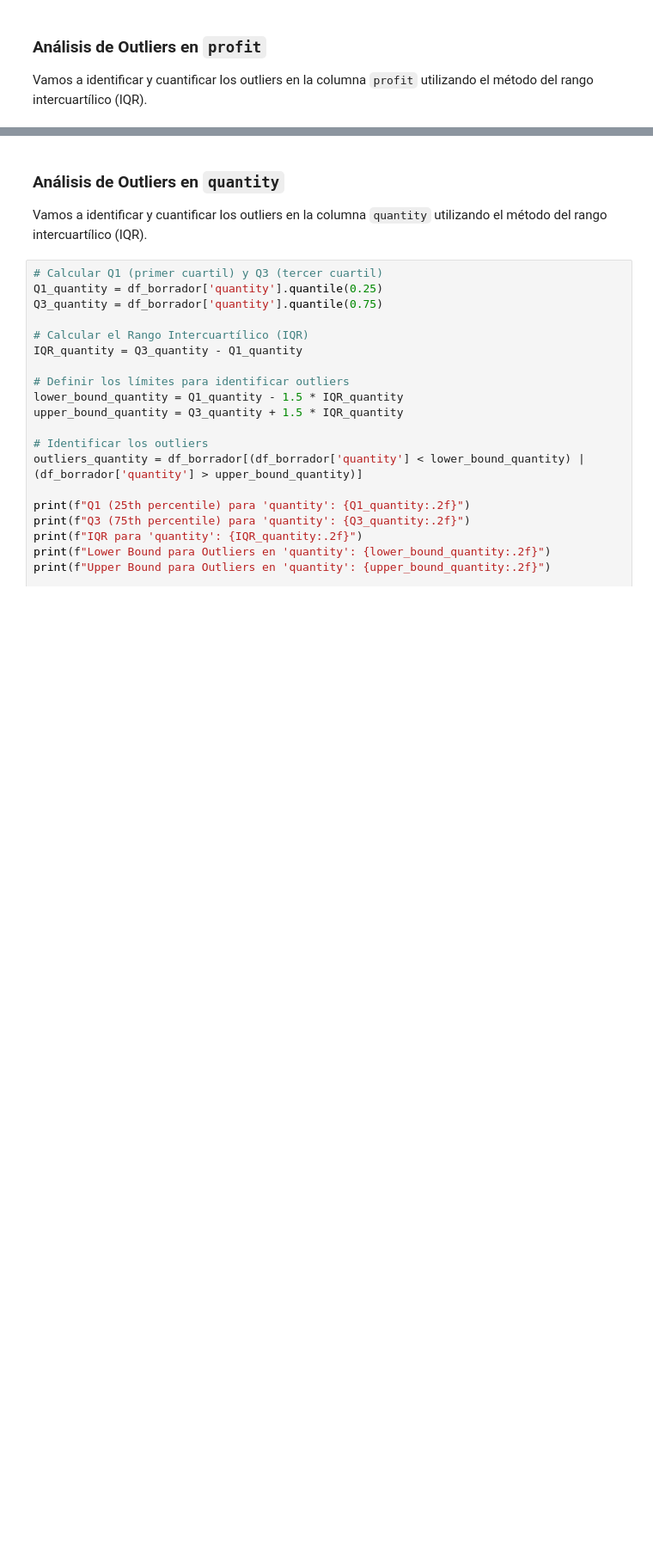
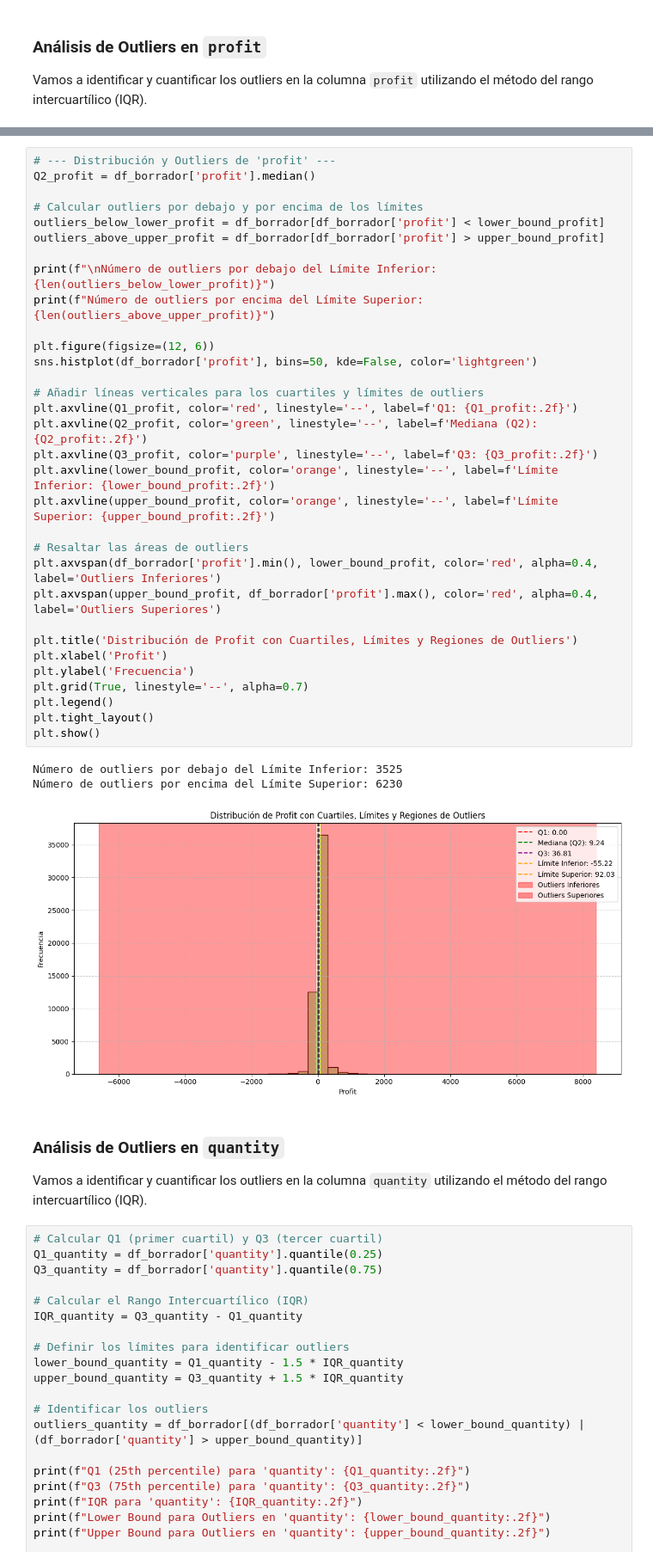
Before and after one commit to DAGP1145/MineriaDeDatos2, a Jupyter notebook: Dataset.ipynb, the cells around one changed output, grey strips where cells are left out. Shown at 86% size. Saved outputs shown, nothing was run; the diff lists cells and outputs as text; blank space fills up the shorter version.

```diff
--- a/Dataset.ipynb
+++ b/Dataset.ipynb
@@ -831,6 +908,42 @@ Primeras 10 filas de outliers por profit:
 | 14 | ID-2011-80230 | 2011-01-03 | 2011-01-09 | Standard Class | Ken Lonsdale | Consumer | Auckland | New Zealand | APAC | ... |
 | 27 | MX-2011-111255 | 2011-01-04 | 2011-01-09 | Second Class | Russell Applegate | Consumer | Parana | Brazil | LATAM | ... |
 | 33 | US-2011-136007 | 2011-01-04 | 2011-01-11 | Standard Class | Beth Thompson | Home Office | Alagoas | Brazil | LATAM | ... |
+# %%
+# --- Distribución y Outliers de 'profit' ---
+Q2_profit = df_borrador['profit'].median()
+
+# Calcular outliers por debajo y por encima de los límites
+outliers_below_lower_profit = df_borrador[df_borrador['profit'] < lower_bound_profit]
+outliers_above_upper_profit = df_borrador[df_borrador['profit'] > upper_bound_profit]
+
+print(f"\nNúmero de outliers por debajo del Límite Inferior: {len(outliers_below_lower_profit)}")
+print(f"Número de outliers por encima del Límite Superior: {len(outliers_above_upper_profit)}")
+
+plt.figure(figsize=(12, 6))
+sns.histplot(df_borrador['profit'], bins=50, kde=False, color='lightgreen')
+
+# Añadir líneas verticales para los cuartiles y límites de outliers
+plt.axvline(Q1_profit, color='red', linestyle='--', label=f'Q1: {Q1_profit:.2f}')
+plt.axvline(Q2_profit, color='green', linestyle='--', label=f'Mediana (Q2): {Q2_profit:.2f}')
+plt.axvline(Q3_profit, color='purple', linestyle='--', label=f'Q3: {Q3_profit:.2f}')
+plt.axvline(lower_bound_profit, color='orange', linestyle='--', label=f'Límite Inferior: {lower_bound_profit:.2f}')
+plt.axvline(upper_bound_profit, color='orange', linestyle='--', label=f'Límite Superior: {upper_bound_profit:.2f}')
+
+# Resaltar las áreas de outliers
+plt.axvspan(df_borrador['profit'].min(), lower_bound_profit, color='red', alpha=0.4, label='Outliers Inferiores')
+plt.axvspan(upper_bound_profit, df_borrador['profit'].max(), color='red', alpha=0.4, label='Outliers Superiores')
+
+plt.title('Distribución de Profit con Cuartiles, Límites y Regiones de Outliers')
+plt.xlabel('Profit')
+plt.ylabel('Frecuencia')
+plt.grid(True, linestyle='--', alpha=0.7)
+plt.legend()
+plt.tight_layout()
+plt.show()
+# %% [output]
+Número de outliers por debajo del Límite Inferior: 3525
+Número de outliers por encima del Límite Superior: 6230
+[figure, added]
 # %% [markdown]
 ### Análisis de Outliers en `quantity`
 
```
Also changed, not shown: parts of 37 cells of this notebook.
